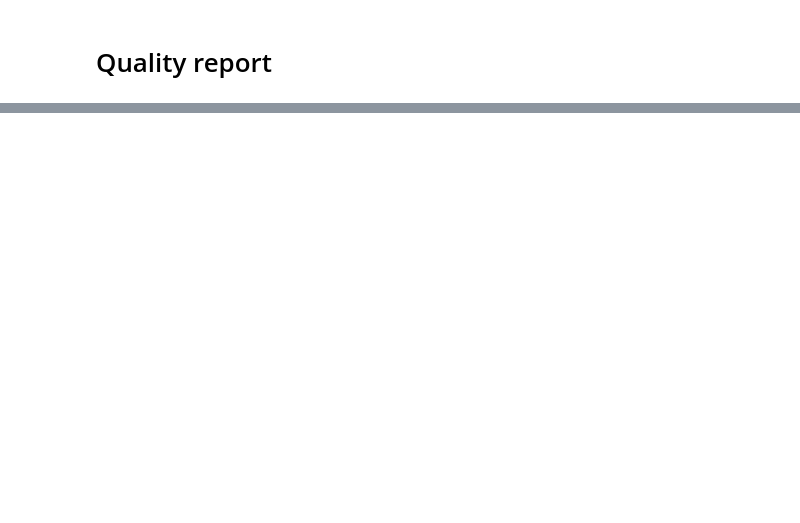
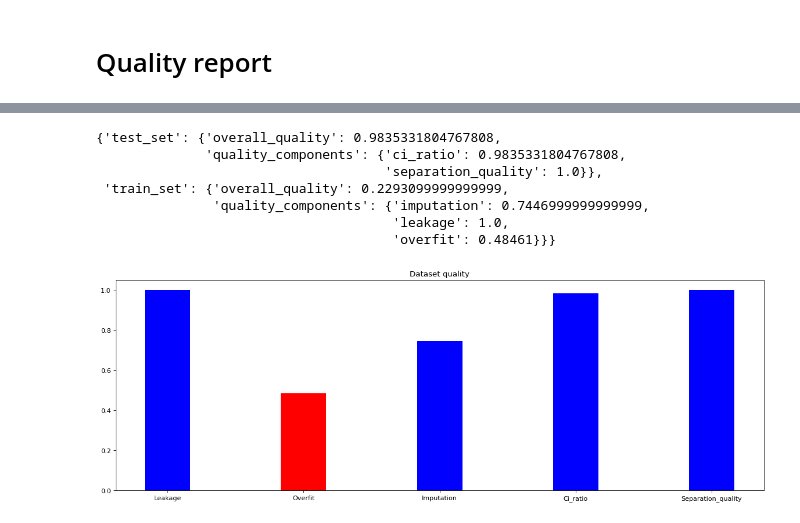
Before and after one commit to Broundal/Pytolemaic, a Jupyter notebook: examples/sensitivity_analysis_example.ipynb, the cells around one changed output, grey strips where cells are left out. Drawn from its saved outputs; the diff is of its cells as text; code cells hidden in the pictures; blank space fills up the shorter version.

```diff
--- a/examples/sensitivity_analysis_example.ipynb
+++ b/examples/sensitivity_analysis_example.ipynb
@@ -141,0 +165,30 @@ pprint(pytrust.quality_report().simplified_keys())
+# %%
+quality_report = pytrust.quality_report().simplified_keys()
+
+pprint(quality_report)
+
+
+quality_components = {}
+
+quality_components.update(quality_report['train_set']['quality_components'])
+quality_components.update(quality_report['test_set']['quality_components'])
+
+components, quality = zip(*quality_components.items())
+components = [c.capitalize() for c in components]
+
+fig = plt.figure(figsize=(18, 6), dpi= 80, facecolor='w', edgecolor='k')
+w = 0.8
+xloc = numpy.arange(len(components))*3*w
+plt.bar(xloc, quality, w, color=['b' if q>0.5 else 'r' for q in quality])
+plt.xticks(xloc, components)
+plt.title('Dataset quality')
+plt.draw()
+# %% [output]
+{'test_set': {'overall_quality': 0.9835331804767808,
+              'quality_components': {'ci_ratio': 0.9835331804767808,
+                                     'separation_quality': 1.0}},
+ 'train_set': {'overall_quality': 0.2293099999999999,
+               'quality_components': {'imputation': 0.7446999999999999,
+                                      'leakage': 1.0,
+                                      'overfit': 0.48461}}}
+[figure, added]
```
Also changed, not shown: parts of 21 cells of this notebook, 6 other files.
